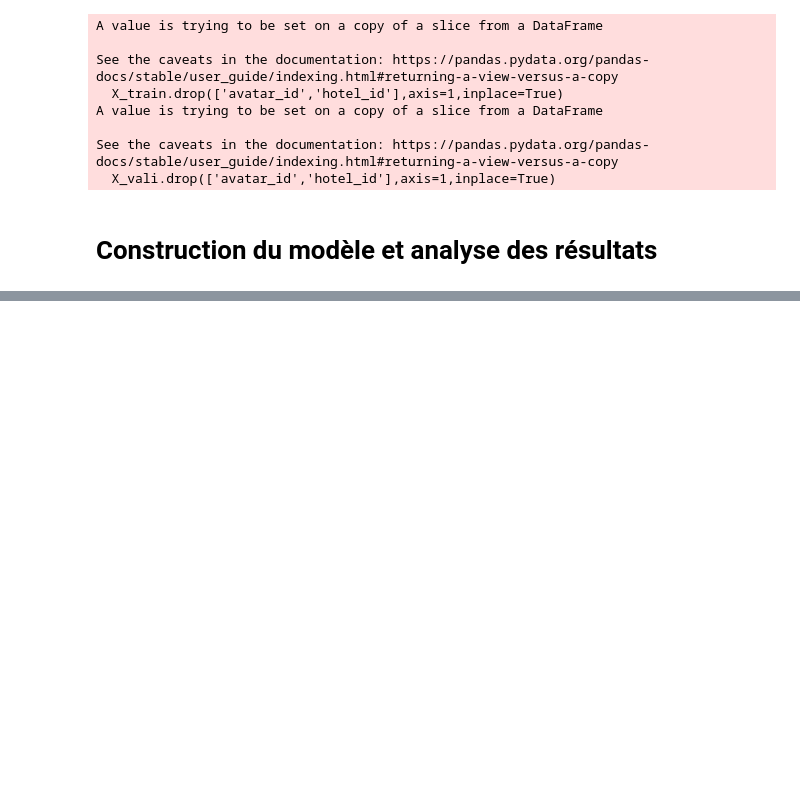
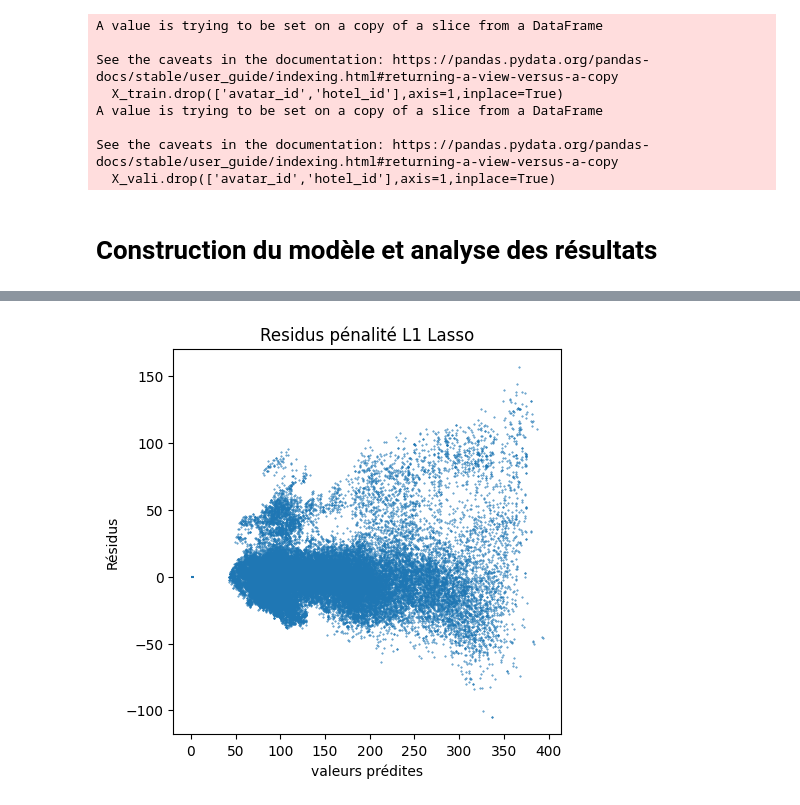
Before and after one commit to julie743/defi_IA, a Jupyter notebook: models/regression_model.ipynb, the cells around one changed output, grey strips where cells are left out. Saved outputs shown, nothing was run; the diff lists cells and outputs as text; code cells hidden in the pictures; blank space fills up the shorter version.

```diff
--- a/models/regression_model.ipynb
+++ b/models/regression_model.ipynb
@@ -228,0 +232,4 @@ plt.show()
+# %%
+scatterplot_residuals(Y_vali_detransfo,prev_detransfo)
+# %% [output]
+[figure, added]
```
Also changed, not shown: parts of 32 cells of this notebook, 7 other files.
